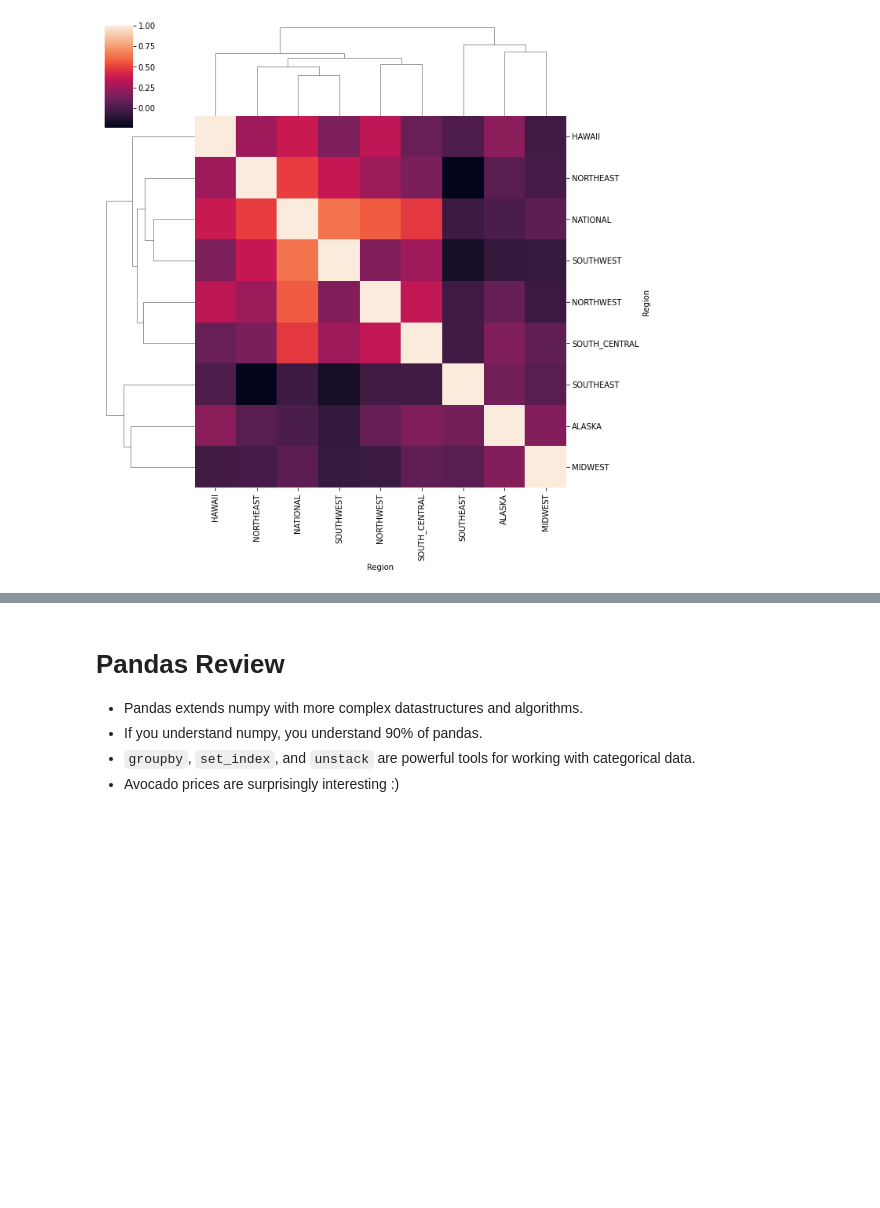
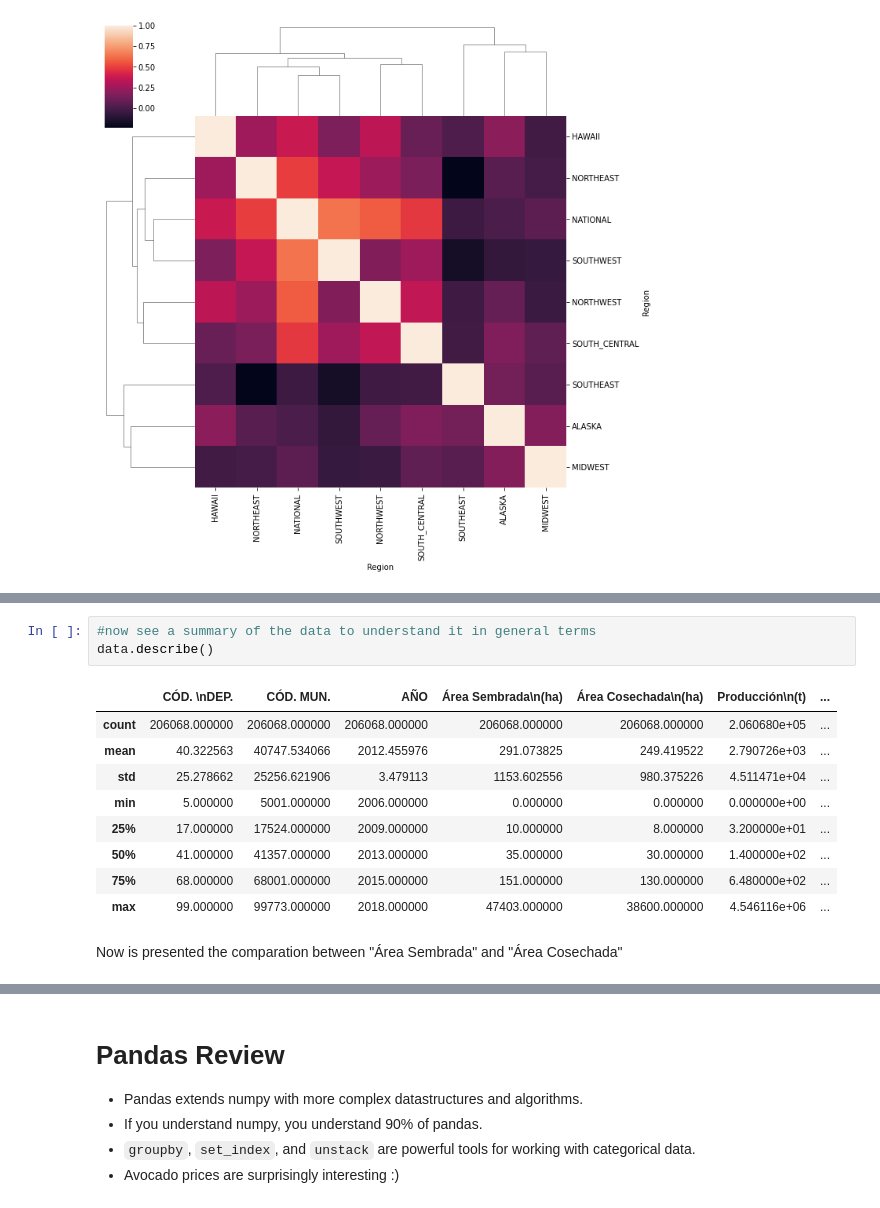
Before and after one commit to jahelsantiago/AlgorithmsUN2021I, a Jupyter notebook: lab2/jleonro_scottsanderson.ipynb, the cells around one changed output, grey strips where cells are left out. Cells and saved outputs as stored; diff of their text form; blank space fills up the shorter version.

```diff
--- a/lab2/jleonro_scottsanderson.ipynb
+++ b/lab2/jleonro_scottsanderson.ipynb
@@ -1647,0 +1685,15 @@ ax.set_xticklabels(ax.get_xticklabels(), rotation=45);
+# %%
+#now see a summary of the data to understand it in general terms
+data.describe()
+# %% [output]
+|  | CÓD. \nDEP. | CÓD. MUN. | AÑO | Área Sembrada\n(ha) | Área Cosechada\n(ha) | Producción\n(t) | ... |
+| count | 206068.000000 | 206068.000000 | 206068.000000 | 206068.000000 | 206068.000000 | 2.060680e+05 | ... |
+| mean | 40.322563 | 40747.534066 | 2012.455976 | 291.073825 | 249.419522 | 2.790726e+03 | ... |
+| std | 25.278662 | 25256.621906 | 3.479113 | 1153.602556 | 980.375226 | 4.511471e+04 | ... |
+| min | 5.000000 | 5001.000000 | 2006.000000 | 0.000000 | 0.000000 | 0.000000e+00 | ... |
+| 25% | 17.000000 | 17524.000000 | 2009.000000 | 10.000000 | 8.000000 | 3.200000e+01 | ... |
+| 50% | 41.000000 | 41357.000000 | 2013.000000 | 35.000000 | 30.000000 | 1.400000e+02 | ... |
+| 75% | 68.000000 | 68001.000000 | 2015.000000 | 151.000000 | 130.000000 | 6.480000e+02 | ... |
+| max | 99.000000 | 99773.000000 | 2018.000000 | 47403.000000 | 38600.000000 | 4.546116e+06 | ... |
+# %% [markdown]
+Now is presented the comparation between "Área Sembrada" and "Área Cosechada"
```
Also changed, not shown: parts of 6 cells of this notebook.
